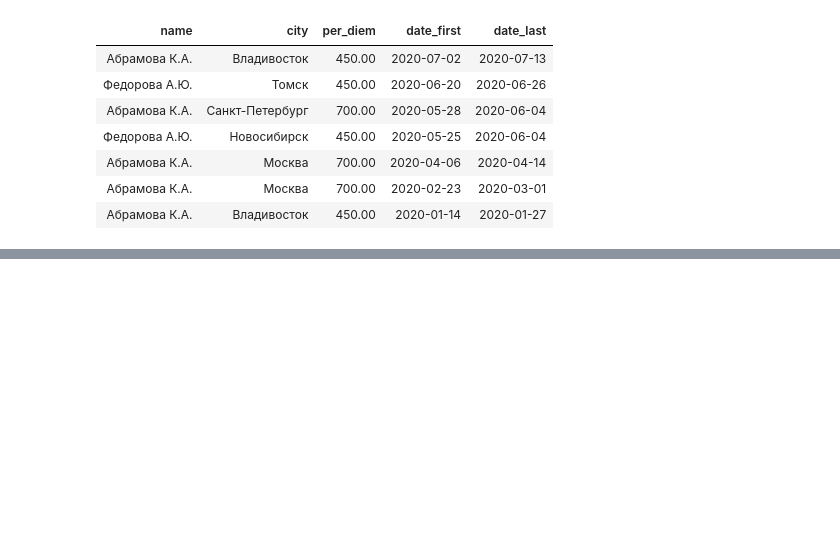
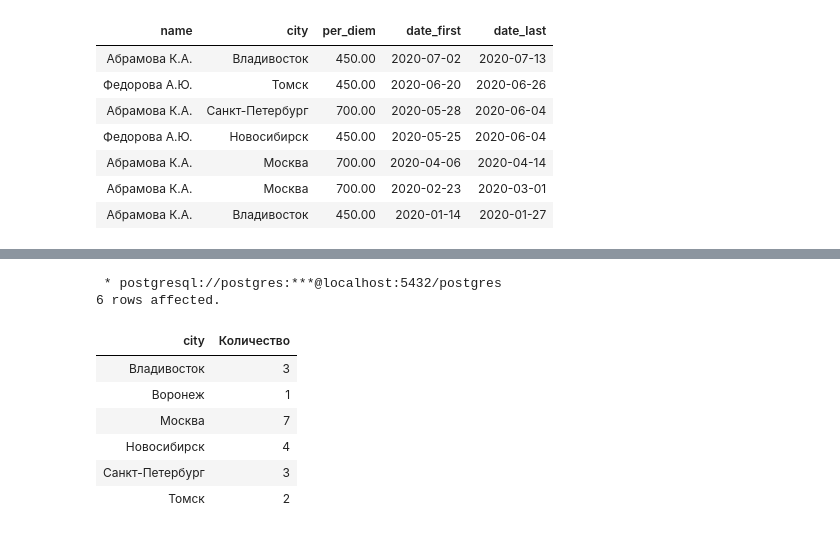
Before and after one commit to letrepas/Interactive-SQL-Simulator, a Jupyter notebook: SQL.ipynb, the cells around one changed output, grey strips where cells are left out. Drawn from its saved outputs; the diff is of its cells as text; code cells hidden in the pictures; blank space fills up the shorter version.

```diff
--- a/SQL.ipynb
+++ b/SQL.ipynb
@@ -1081,0 +1097,16 @@ ORDER BY date_last DESC;
+# %%
+%%sql
+SELECT city, COUNT(city) AS Количество
+FROM stepik.trip
+GROUP BY city
+ORDER BY city;
+# %% [output]
+ * postgresql://postgres:***@localhost:5432/postgres
+6 rows affected.
+| city | Количество |
+| Владивосток | 3 |
+| Воронеж | 1 |
+| Москва | 7 |
+| Новосибирск | 4 |
+| Санкт-Петербург | 3 |
+| Томск | 2 |
```
Also changed, not shown: parts of 9 cells of this notebook.
